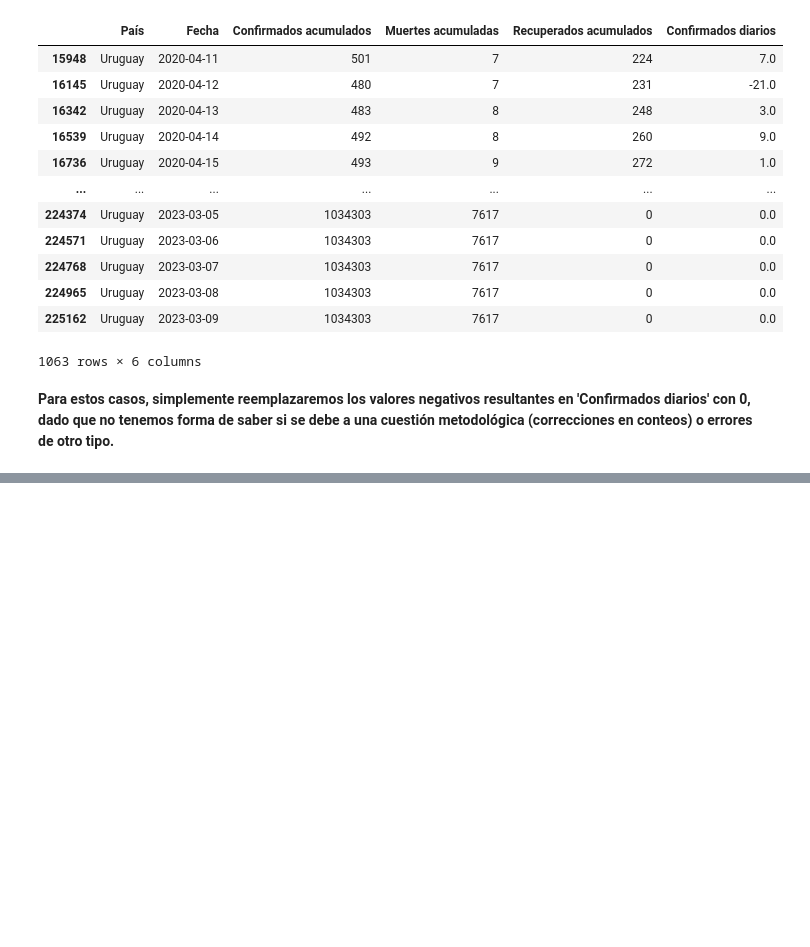
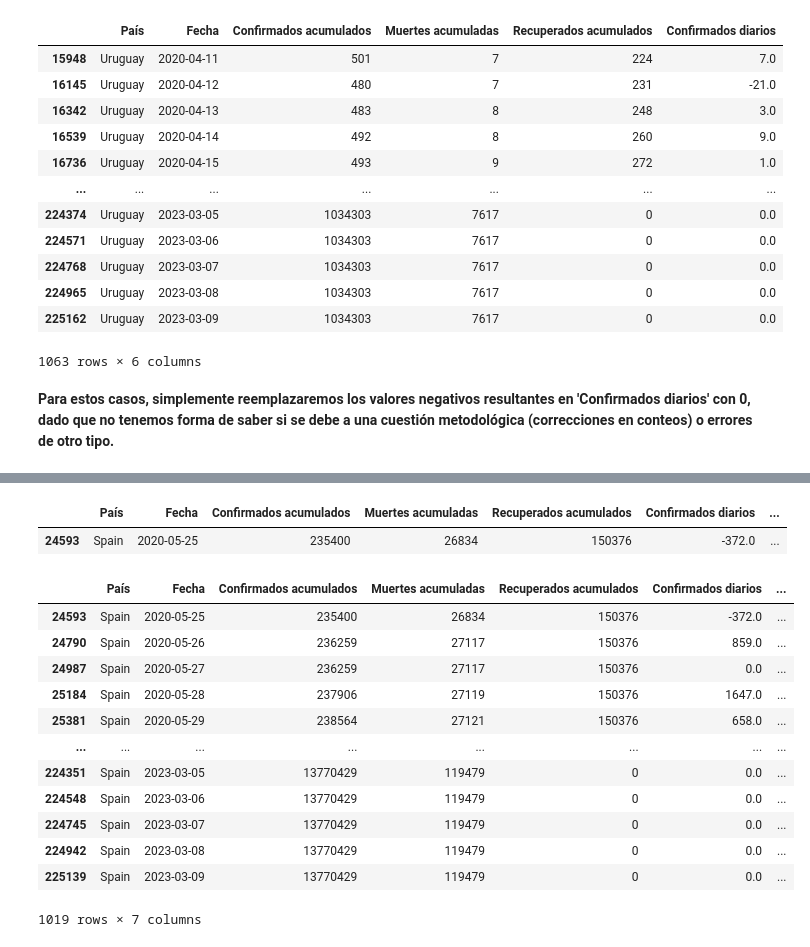
Before and after one commit to cpizarrov/proyecto_final, a Jupyter notebook: 03_Nuevasvariables_y_Limpiezaprofunda.ipynb, the cells around one changed output, grey strips where cells are left out. Cells and saved outputs as stored; diff of their text form; code cells hidden in the pictures; blank space fills up the shorter version.

```diff
--- a/03_Nuevasvariables_y_Limpiezaprofunda.ipynb
+++ b/03_Nuevasvariables_y_Limpiezaprofunda.ipynb
@@ -125,0 +128,3 @@ df[(df['Fecha'] > "2020-04-10") & (df['País'] == 'Uruguay')]
+# %%
+df['Muertes diarias'] = df.groupby('País')['Muertes acumuladas'].diff()
+df['Muertes diarias'].describe()
@@ -125,0 +141,21 @@ df[(df['Fecha'] > "2020-04-10") & (df['País'] == 'Uruguay')]
+# %%
+df[df['Muertes diarias'] < -1000]
+# %% [output]
+|  | País | Fecha | Confirmados acumulados | Muertes acumuladas | Recuperados acumulados | Confirmados diarios | ... |
+| 24593 | Spain | 2020-05-25 | 235400 | 26834 | 150376 | -372.0 | ... |
+# %%
+df[(df['Fecha'] > "2020-05-24") & (df['País'] == 'Spain')]
+# %% [output]
+|  | País | Fecha | Confirmados acumulados | Muertes acumuladas | Recuperados acumulados | Confirmados diarios | ... |
+| 24593 | Spain | 2020-05-25 | 235400 | 26834 | 150376 | -372.0 | ... |
+| 24790 | Spain | 2020-05-26 | 236259 | 27117 | 150376 | 859.0 | ... |
+| 24987 | Spain | 2020-05-27 | 236259 | 27117 | 150376 | 0.0 | ... |
+| 25184 | Spain | 2020-05-28 | 237906 | 27119 | 150376 | 1647.0 | ... |
+| 25381 | Spain | 2020-05-29 | 238564 | 27121 | 150376 | 658.0 | ... |
+| ... | ... | ... | ... | ... | ... | ... | ... |
+| 224351 | Spain | 2023-03-05 | 13770429 | 119479 | 0 | 0.0 | ... |
+| 224548 | Spain | 2023-03-06 | 13770429 | 119479 | 0 | 0.0 | ... |
+| 224745 | Spain | 2023-03-07 | 13770429 | 119479 | 0 | 0.0 | ... |
+| 224942 | Spain | 2023-03-08 | 13770429 | 119479 | 0 | 0.0 | ... |
+| 225139 | Spain | 2023-03-09 | 13770429 | 119479 | 0 | 0.0 | ... |
+1019 rows × 7 columns
```
Also changed, not shown: parts of 7 cells of this notebook.
